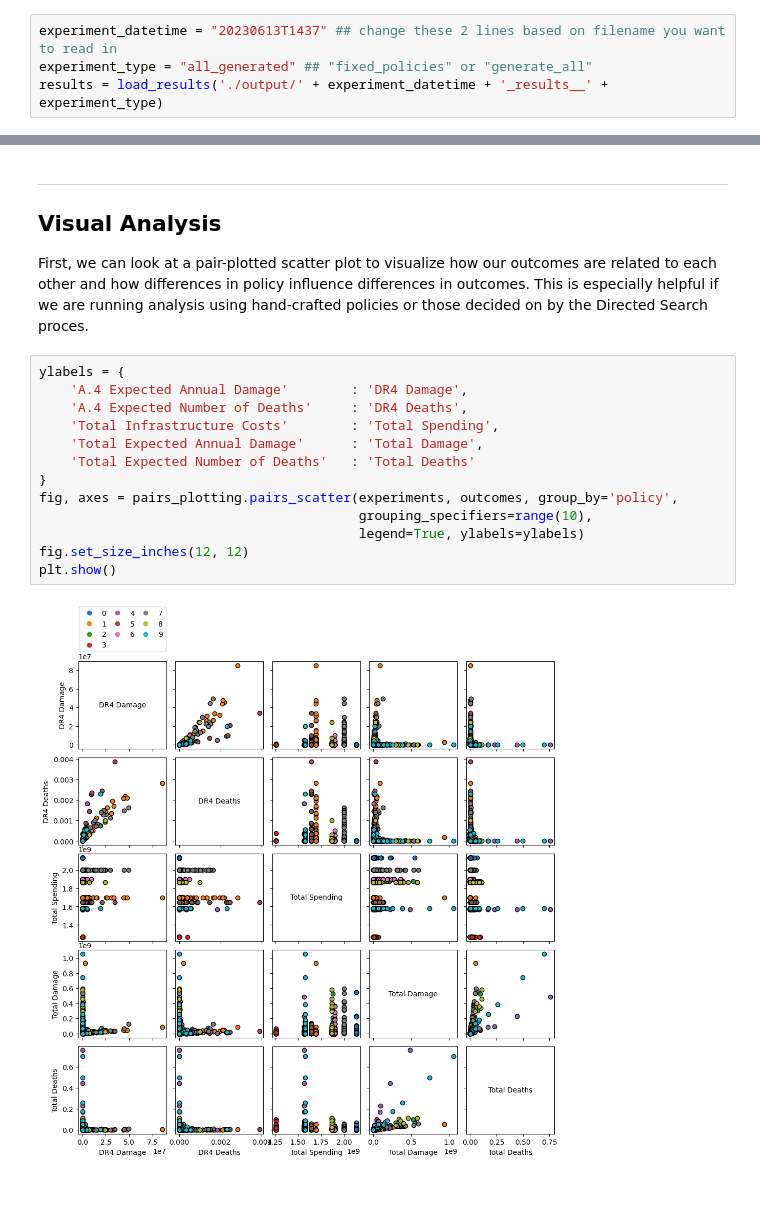
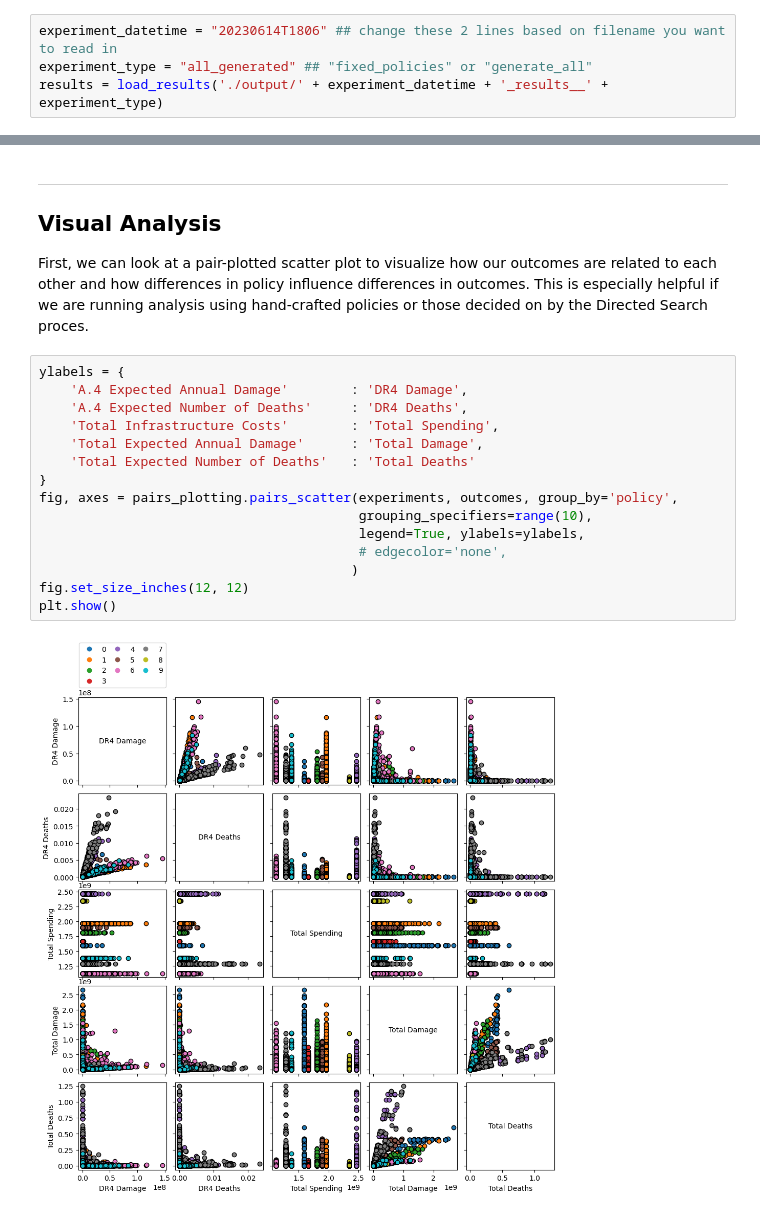
Before and after one commit to ghsher/epa1361_group15, a Jupyter notebook: final assignment/Scenario_Discovery.ipynb, the cells around one changed output, grey strips where cells are left out. Cells and saved outputs as stored; diff of their text form.

Commit message:
more work on scenario discovery, and 50k experiments data file

```diff
--- a/final assignment/Scenario_Discovery.ipynb
+++ b/final assignment/Scenario_Discovery.ipynb
@@ -14,5 +15,5 @@ from ema_workbench.analysis import pairs_plotting
 # %%
-experiment_datetime = "20230613T1437" ## change these 2 lines based on filename you want to read in
+experiment_datetime = "20230614T1806" ## change these 2 lines based on filename you want to read in
 experiment_type = "all_generated" ## "fixed_policies" or "generate_all"
 results = load_results('./output/' + experiment_datetime + '_results__' + experiment_type)
 # %%
@@ -67,15 +68,17 @@ First, we can look at a pair-plotted scatter plot to visualize how our outcomes
 # %%
 ylabels = {
     'A.4 Expected Annual Damage'        : 'DR4 Damage',
     'A.4 Expected Number of Deaths'     : 'DR4 Deaths',
     'Total Infrastructure Costs'        : 'Total Spending',
     'Total Expected Annual Damage'      : 'Total Damage',
     'Total Expected Number of Deaths'   : 'Total Deaths'
 }
 fig, axes = pairs_plotting.pairs_scatter(experiments, outcomes, group_by='policy',
                                          grouping_specifiers=range(10),
-                                         legend=True, ylabels=ylabels)
+                                         legend=True, ylabels=ylabels,
+                                         # edgecolor='none',
+                                        )
 fig.set_size_inches(12, 12)
 plt.show()
 # %% [output]
-[figure, old version]
+[figure, new version]
```
Also changed, not shown: parts of 13 cells of this notebook, 1 other file.
